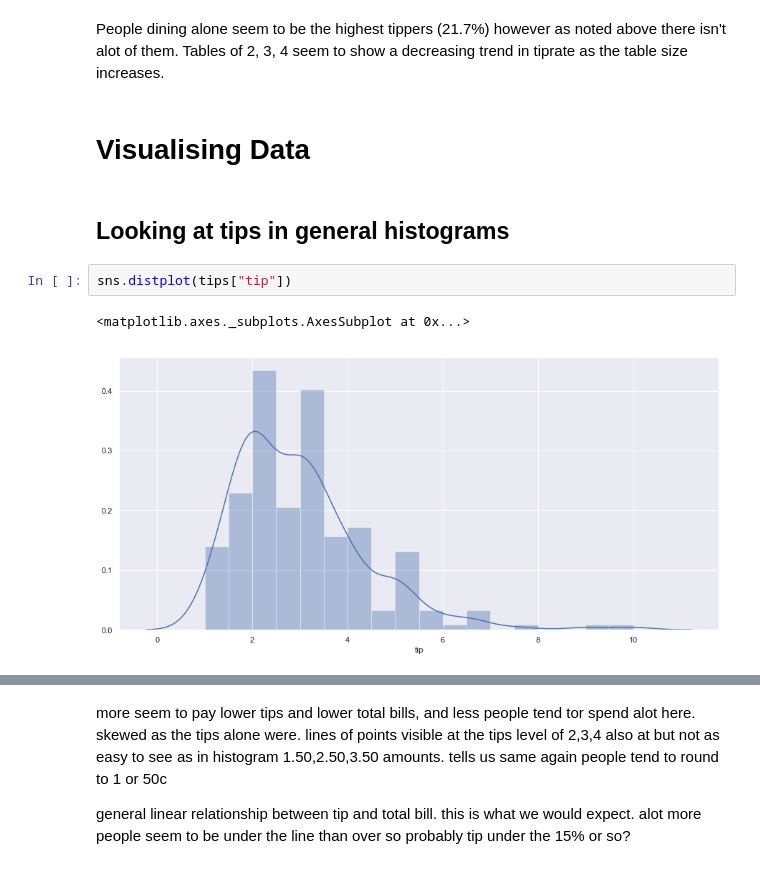
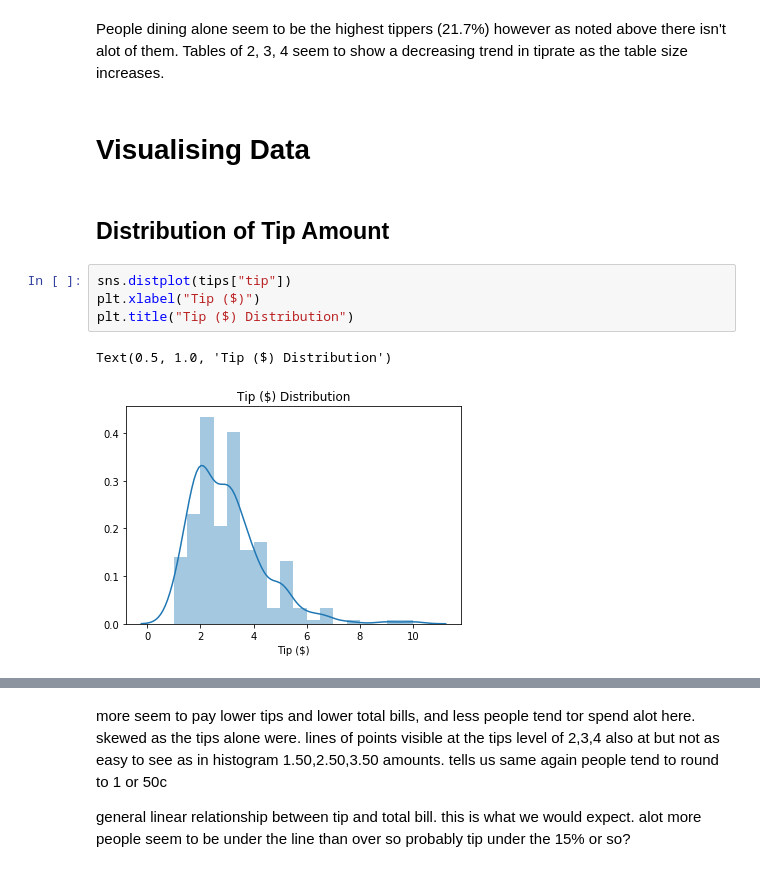
Before and after one commit to zoecahill1/fundamentals-project, a Jupyter notebook: tips-dataset.ipynb, the cells around one changed output, grey strips where cells are left out. Cells and saved outputs as stored; diff of their text form.

Commit message:
added histograms of tip

```diff
--- a/tips-dataset.ipynb
+++ b/tips-dataset.ipynb
@@ -272,11 +280,13 @@ Name: tiprate, dtype: float64
 # %% [markdown]
 People dining alone seem to be the highest tippers (21.7\%) however as noted above there isn't alot of them. Tables of 2, 3, 4 seem to show a decreasing trend in tiprate as the table size increases.
 # %% [markdown]
-# Visualising Data
+ # Visualising Data <a class="ancor" id="plots"/>
-# %% [markdown]
-## Looking at tips in general histograms
+# %% [markdown]
+## Distribution of Tip Amount <a class="ancor" id="distTip"/>
 # %%
 sns.distplot(tips["tip"])
+plt.xlabel("Tip ($)")
+plt.title("Tip ($) Distribution")
 # %% [output]
-<matplotlib.axes._subplots.AxesSubplot at 0x...>
+Text(0.5, 1.0, 'Tip ($) Distribution')
-[figure, old version]
+[figure, new version]
```
Also changed, not shown: parts of 43 cells of this notebook.
